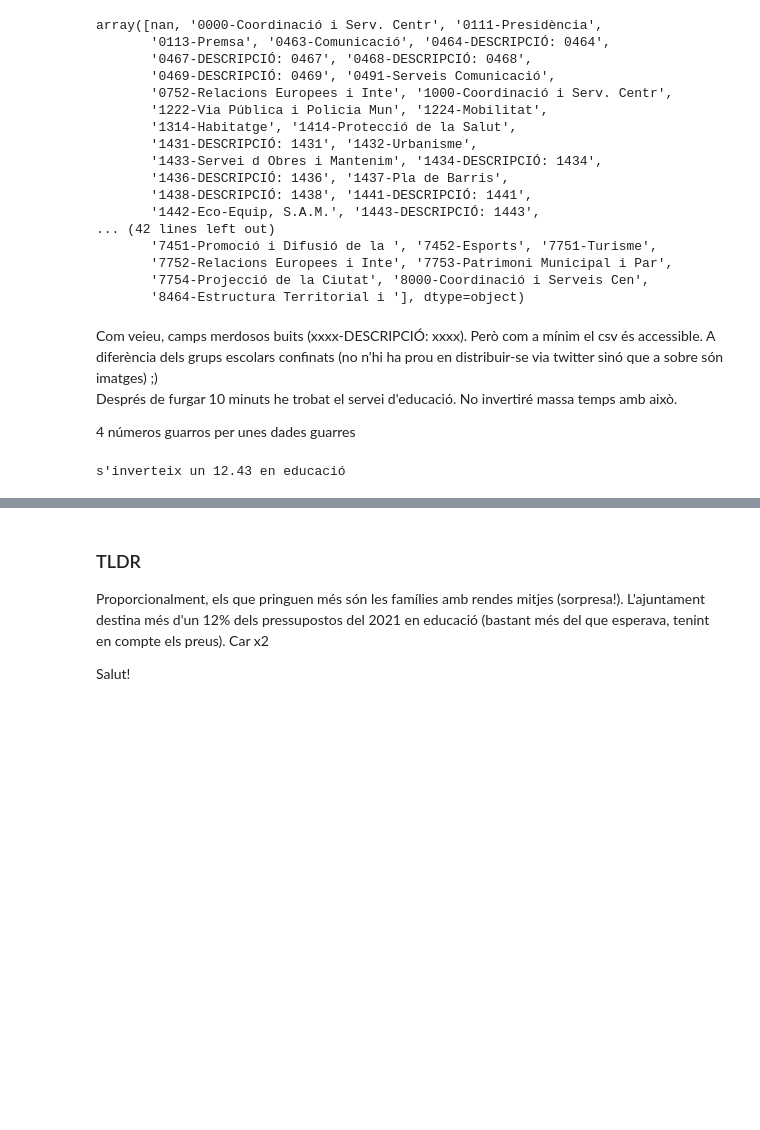
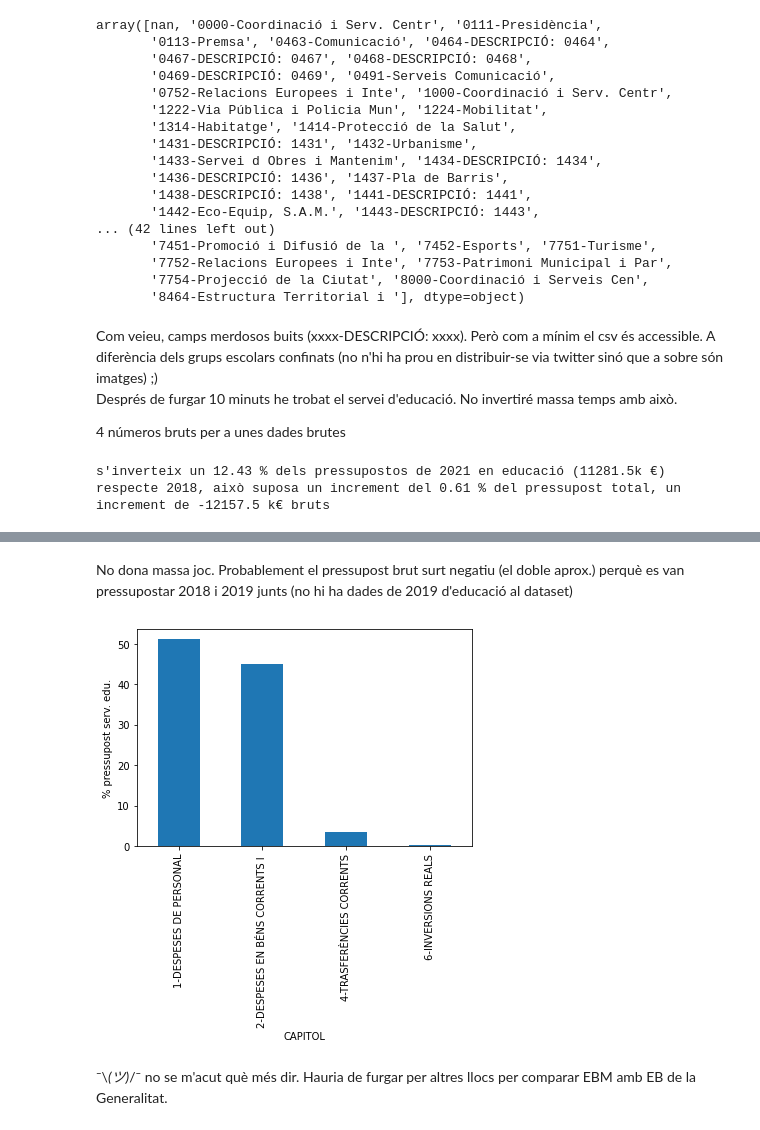
Before and after one commit to PastorJordi/site_notebooks, a Jupyter notebook: notebooks/tarifes_EBM_Terrassa.ipynb, the cells around one changed output, grey strips where cells are left out. Saved outputs shown, nothing was run; the diff lists cells and outputs as text; code cells hidden in the pictures; blank space fills up the shorter version.

```diff
--- a/notebooks/tarifes_EBM_Terrassa.ipynb
+++ b/notebooks/tarifes_EBM_Terrassa.ipynb
@@ -160,7 +154,7 @@ array([nan, '0000-Coordinació i Serv. Centr', '0111-Presidència',
 Com veieu, camps merdosos buits (xxxx-DESCRIPCIÓ: xxxx). Però com a mínim el csv és accessible. A diferència dels grups escolars confinats (no n'hi ha prou en distribuir-se via twitter sinó que a sobre són imatges) ;)
 Després de furgar 10 minuts he trobat el servei d'educació. No invertiré massa temps amb això.
 
-4 números guarros per unes dades guarres
+4 números bruts per a unes dades brutes
 # %%
 pressupost_2021_tot = df.loc[df.EXERCICI_COMPTAB==2021, 'LIQUIDACIO'].dropna().sum()
 pressupost_2021_edu = df.loc[
@@ -168,17 +162,40 @@ pressupost_2021_edu = df.loc[
     'LIQUIDACIO'
 ].dropna().sum()
 
+pressupost_2018_tot = df.loc[df.EXERCICI_COMPTAB==2018, 'LIQUIDACIO'].dropna().sum()
+pressupost_2018_edu = df.loc[
+    (df.SERVEI.str.contains('-Servei d Educació', na=False)) & (df.EXERCICI_COMPTAB==2018),
+    'LIQUIDACIO'
+].dropna().sum()
+perc_edu = round(100 * pressupost_2021_edu / pressupost_2021_tot, 2)
 print(
-    f"s'inverteix un {round(100 * pressupost_2021_edu / pressupost_2021_tot, 2)} en educació"
+    f"s'inverteix un {perc_edu} % dels pressupostos "
+    f"de 2021 en educació ({(pressupost_2021_edu/1000):.1f}k €)"
 )
+print(
+    f"respecte 2018, això suposa un increment del "
+    f"{(perc_edu - 100 * pressupost_2018_edu / pressupost_2018_tot):.2f} % del pressupost total, "
+    f"un increment de {(pressupost_2021_edu-pressupost_2018_edu)/1000:.1f} k€ bruts"
+)
+# compararem amb 2 anys enrera doncs la pandèmia pot embrutar indirectament les xifres
 
-# https://youtu.be/pFG5PO50AG4
+# no hi ha dades del servei d'educació en el mateix dataset de 2019
+# aqui hi ha algo que no quadra xd
 # %% [output]
-s'inverteix un 12.43 en educació
+s'inverteix un 12.43 % dels pressupostos de 2021 en educació (11281.5k €)
+respecte 2018, això suposa un increment del 0.61 % del pressupost total, un increment de -12157.5 k€ bruts
 # %% [markdown]
 <iframe width="560" height="315" src="https://www.youtube.com/embed/pFG5PO50AG4" title="YouTube video player" frameborder="0" allow="accelerometer; autoplay; clipboard-write; encrypted-media; gyroscope; picture-in-picture" allowfullscreen></iframe>
-# %% [markdown]
-### TLDR
-Proporcionalment, els que pringuen més són les famílies amb rendes mitjes (sorpresa!). L'ajuntament destina més d'un 12% dels pressupostos del 2021 en educació (bastant més del que esperava, tenint en compte els preus). Car x2
-
-Salut!
+# %% [markdown]
+No dona massa joc. Probablement el pressupost brut surt negatiu (el doble aprox.) perquè es van pressupostar 2018 i 2019 junts (no hi ha dades de 2019 d'educació al dataset)
+# %%
+# dins d'aquest pressupost, com es distribueix en capítols?(programa=pruducción de bienes público)?
+edu = df.loc[
+    (df.SERVEI.str.contains('-Servei d Educació', na=False)) & (df.EXERCICI_COMPTAB==2021)]
+ax = (edu.groupby('CAPITOL')['LIQUIDACIO'].sum()*100/pressupost_2021_edu
+).plot.bar()
+ax.set_ylabel('% pressupost serv. edu.');
+# %% [output]
+[figure, added]
+# %% [markdown]
+¯\\_(ツ)_/¯ no se m'acut què més dir. Hauria de furgar per altres llocs per comparar EBM amb EB de la Generalitat.
```
Also changed, not shown: parts of 19 cells of this notebook, 8 other files.
